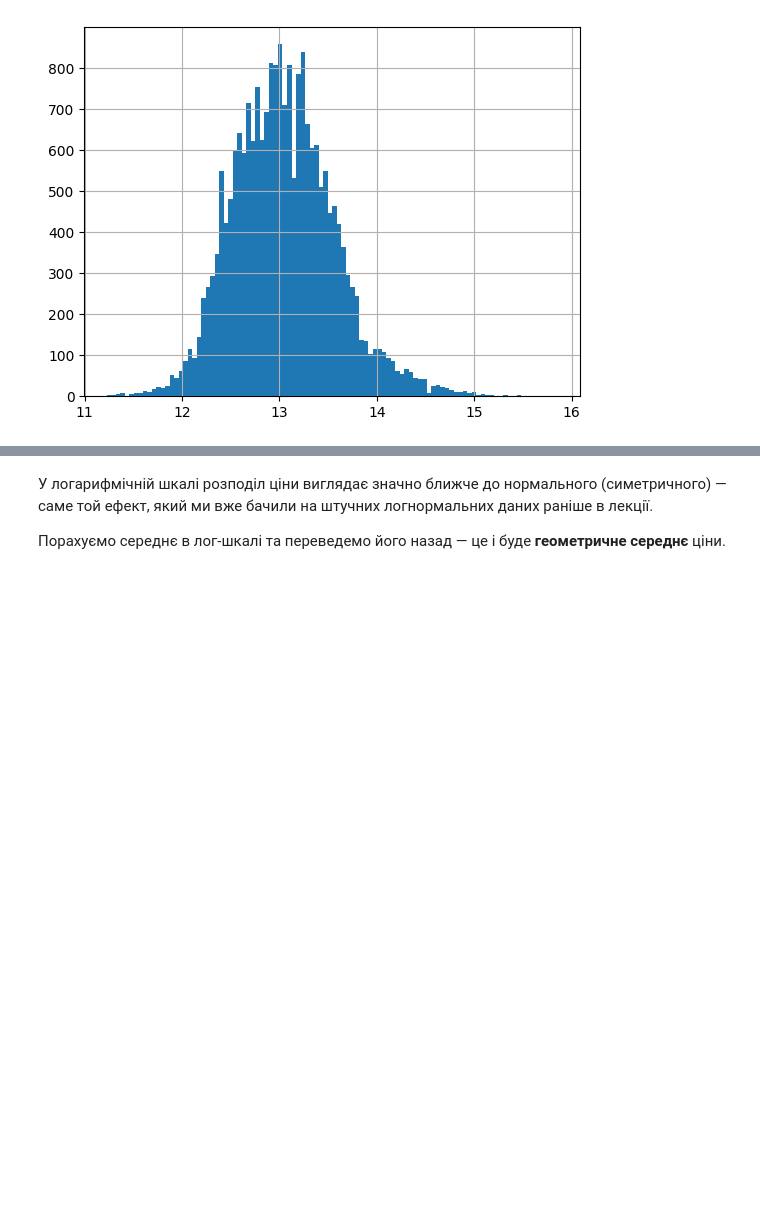
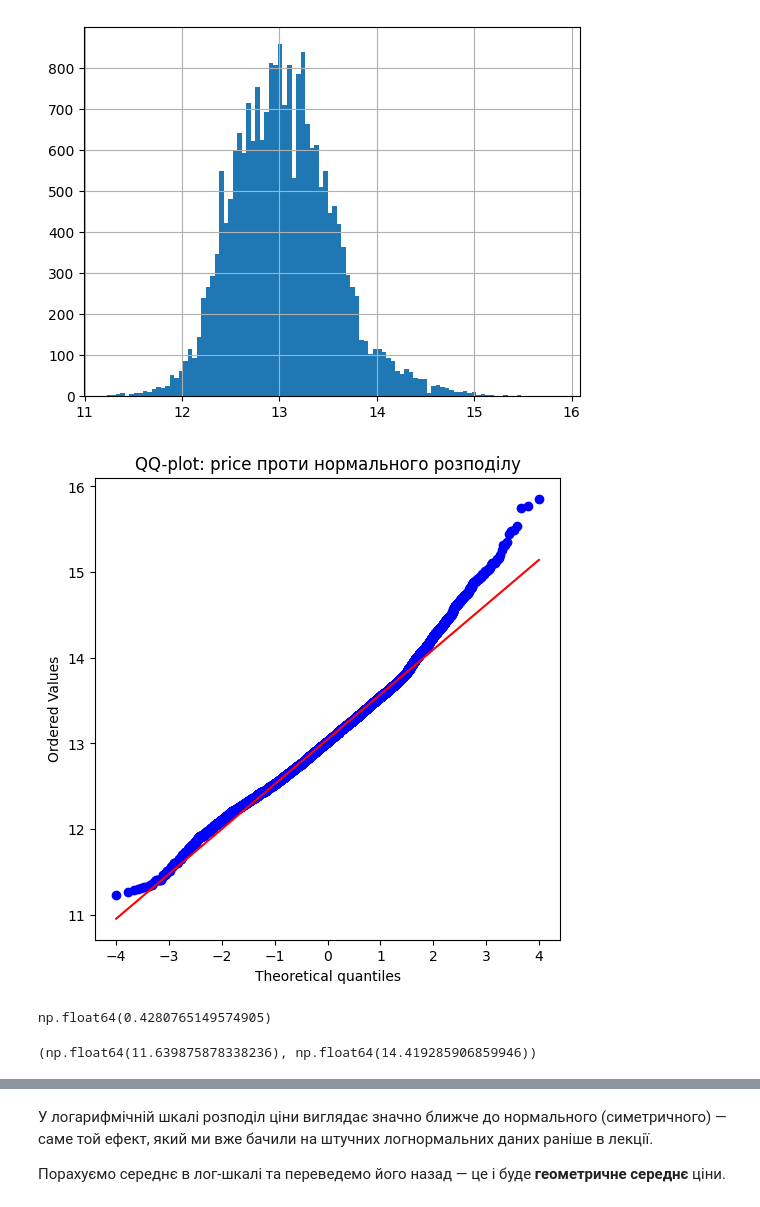
Before and after one commit to cpython-projects/da_27_07_2026, a Jupyter notebook: lesson_15.ipynb, the cells around one changed output, grey strips where cells are left out. Cells and saved outputs as stored; diff of their text form; code cells hidden in the pictures; blank space fills up the shorter version.

```diff
--- a/lesson_15.ipynb
+++ b/lesson_15.ipynb
@@ -992,3 +994,26 @@ df.log_price.hist(bins=100)
 # %% [output]
 <Axes: >
 [figure]
+# %%
+import matplotlib.pyplot as plt
+from scipy import stats
+
+fig = plt.figure(figsize=(6, 6))
+stats.probplot(df.log_price, dist="norm", plot=plt)
+plt.title("QQ-plot: price проти нормального розподілу")
+plt.show()
+# %% [output]
+[figure, added]
+# %%
+df.log_price.skew()
+# %% [output]
+np.float64(0.4280765149574905)
+# %%
+q1_log = df.log_price.quantile(0.25)
+q3_log = df.log_price.quantile(0.75)
+IQR = q3_log - q1_log
+
+lower, upper = q1_log - 1.5 * IQR, q3_log + 1.5 * IQR
+lower, upper
+# %% [output]
+(np.float64(11.639875878338236), np.float64(14.419285906859946))
```
Also changed, not shown: parts of 8 cells of this notebook.
